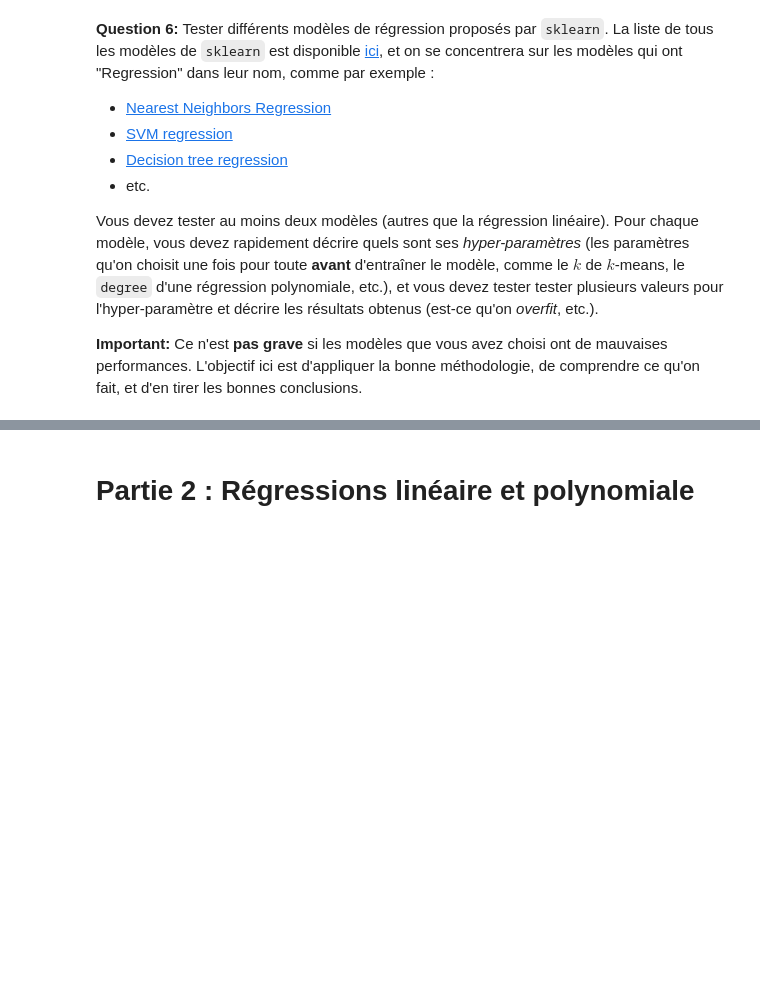
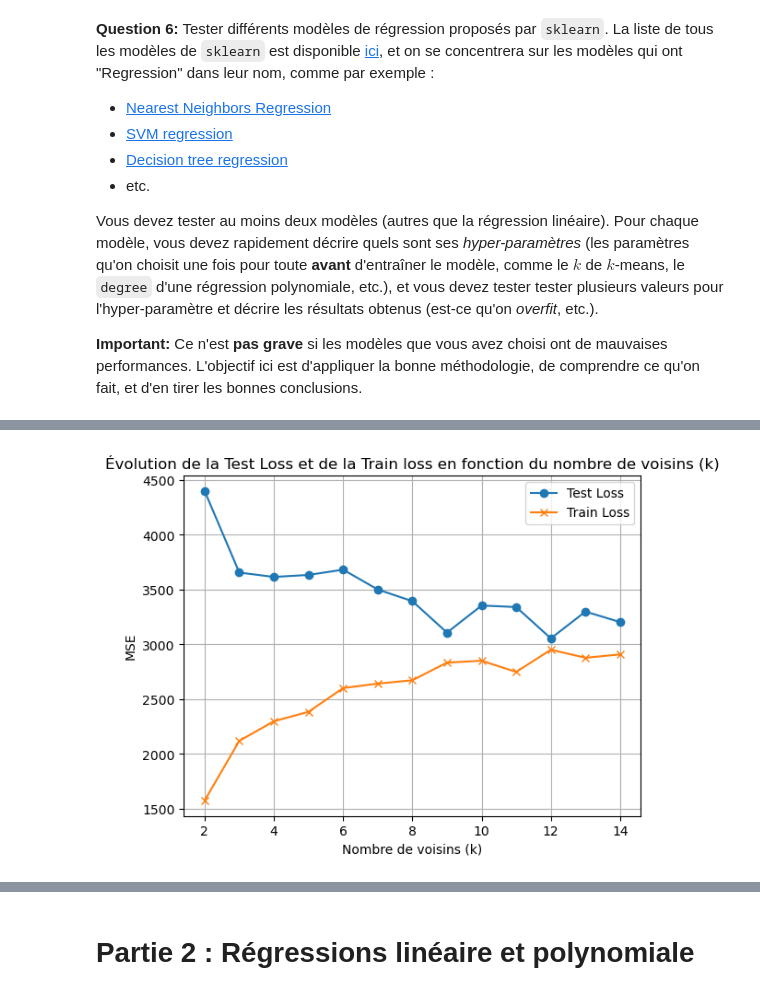
Before and after one commit to se-oumakhlouf/M1, a Jupyter notebook: Machine_Learning/td-3/TP3_regression_v2.ipynb, the cells around one changed output, grey strips where cells are left out. Cells and saved outputs as stored; diff of their text form; code cells hidden in the pictures; blank space fills up the shorter version.

```diff
--- a/Machine_Learning/td-3/TP3_regression_v2.ipynb
+++ b/Machine_Learning/td-3/TP3_regression_v2.ipynb
@@ -162,7 +162,7 @@ Répondez également aux questions suivantes : avec les paramètres par défaut
 - La séparation est-elle bien aléatoire ?
 - Quelle est la proportion train/test ? Est-ce réglable ?
 # %%
-x_train, x_test, y_train, y_test = train_test_split(df_diabetes_X, df_diabetes_y)
+x_train, x_test, y_train, y_test = train_test_split(diabetes_X, diabetes_y)
 # %% [markdown]
 - La séparation est aléatoire
 - La proportion par défaut est 75% train, 25% test
@@ -178,4 +212,8 @@ On propose de commencer, pour faire simple, par une régression linéaire, en ut
 # %% [markdown]
 **Question 4:** Déterminer la mse de votre modèle sur le jeu d'entraînement, puis le jeu de test. Commentez les résultats obtenus.
 # %%
-# Écrivez votre code ici.
+train_predictions = model.predict(x_train)
+test_predictions = model.predict(x_test)
+
+print(f"MSE entrainement -> {mean_squared_error(y_train, train_predictions)}")
+print(f"MSE test -> {mean_squared_error(y_test, test_predictions)}")
@@ -206,0 +276,3 @@ def test_model(model, X, y, n_repet):
+# %%
+model = LinearRegression()
+mean_loss, std_loss, mean_train_loss = test_model(model, diabetes_X, diabetes_y, 5)
@@ -219,2 +309,16 @@ Vous devez tester au moins deux modèles (autres que la régression linéaire).
 # %%
-# Écrivez votre code ici
+from sklearn.neighbors import KNeighborsRegressor
+start, end = 2, 15
+mean_losses = list()
+train_losses = list()
+std_losses = list()
+
+
+for k in range(start, end):
+    print(f"####################### Nombre de voisins : {k}")
+    model = KNeighborsRegressor(n_neighbors=k)
+    mean_loss, std_loss, mean_train_loss = test_model(model, diabetes_X, diabetes_y, 5)
+    mean_losses.append(mean_loss)
+    std_losses.append(std_loss)
+    train_losses.append(mean_train_loss)
+    print()
@@ -221 +343,13 @@ Vous devez tester au moins deux modèles (autres que la régression linéaire).
+# %%
+plt.plot(range(start, end), mean_losses, label="Test Loss", marker='o')
+plt.plot(range(start, end), train_losses, label="Train Loss", marker='x')
+
+plt.title('Évolution de la Test Loss et de la Train loss en fonction du nombre de voisins (k)')
+plt.grid(True)
+plt.xlabel('Nombre de voisins (k)')
+plt.ylabel('MSE')
+plt.legend()
+plt.show()
+# %% [output]
+[figure, added]
 # %% [markdown]
```
Also changed, not shown: parts of 21 cells of this notebook.
